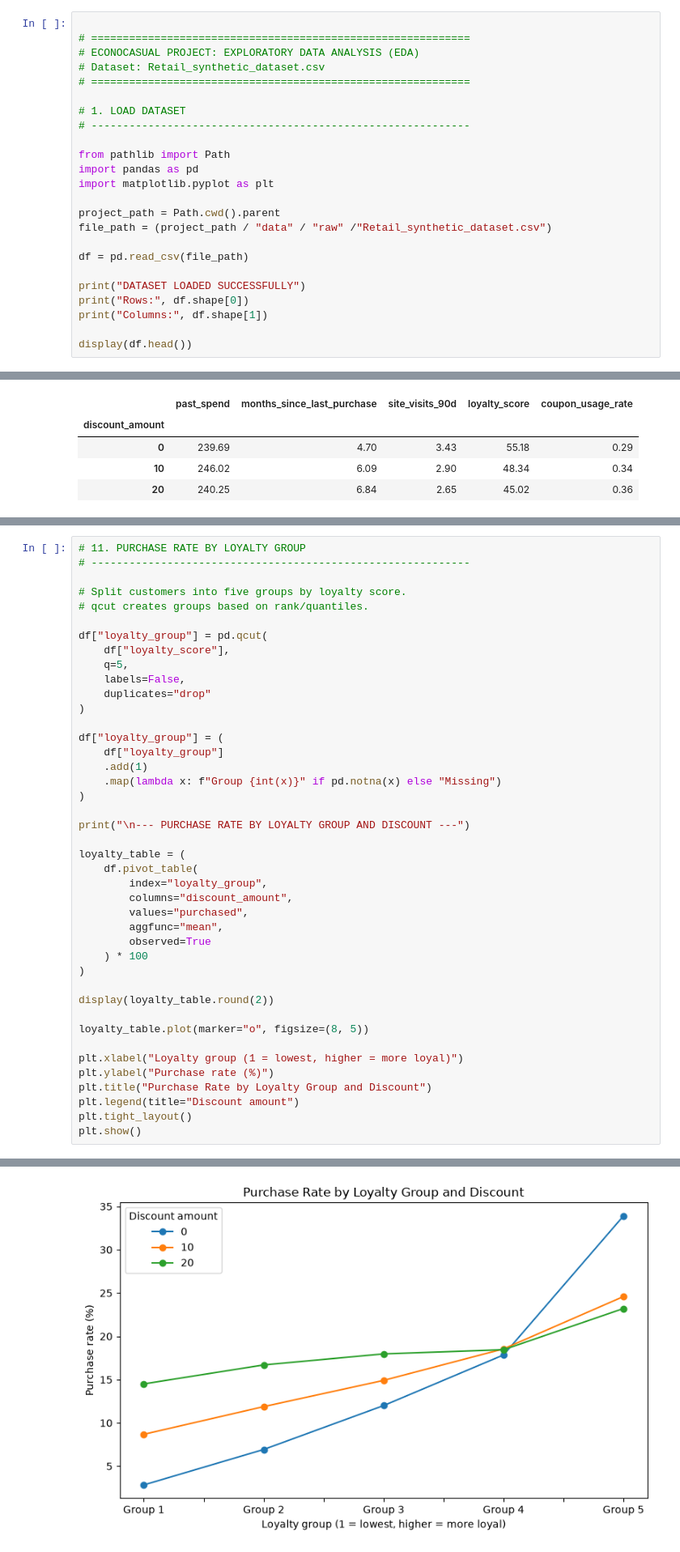
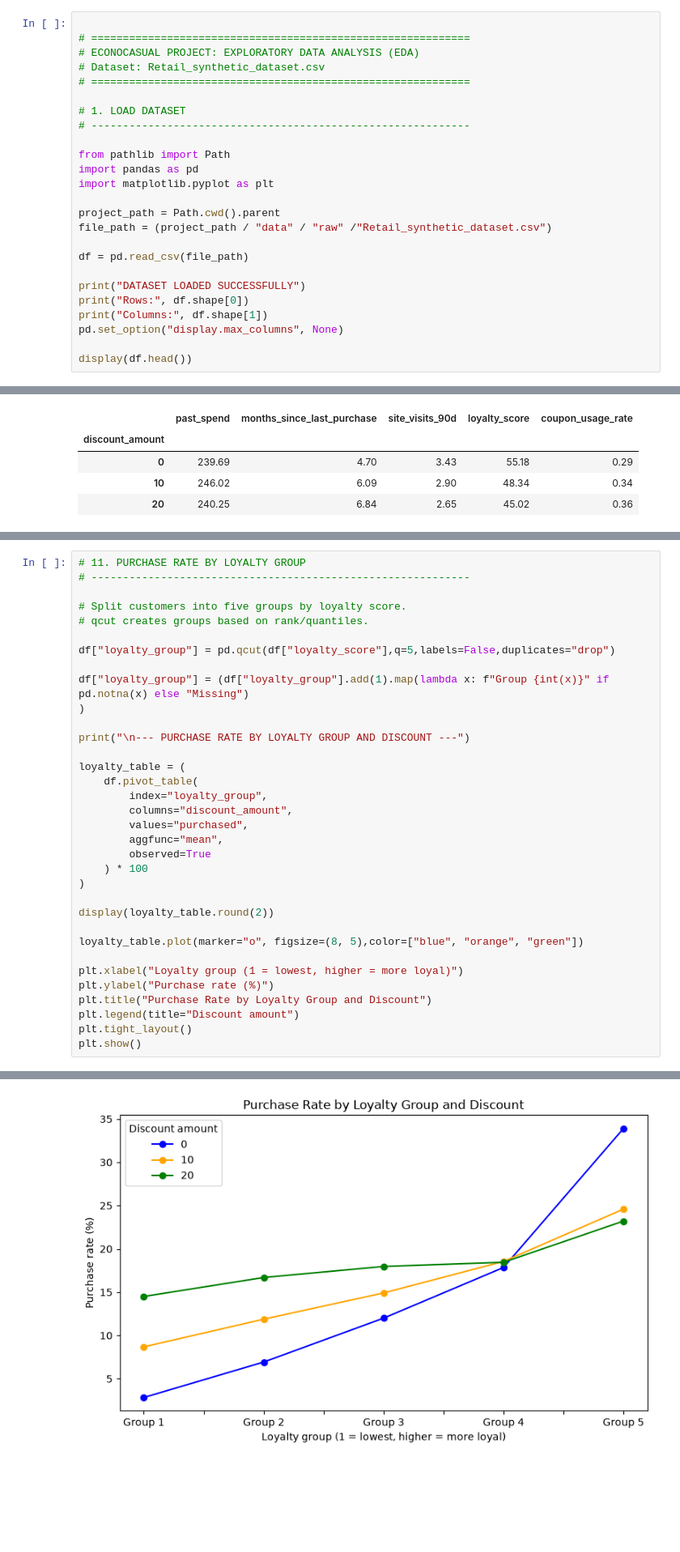
Before and after one commit to srikrishnaprasad/EconoCausal, a Jupyter notebook: notebooks/01_eda.ipynb, the cells around one changed output, grey strips where cells are left out. Shown at 81% size. Drawn from its saved outputs; the diff is of its cells as text; blank space fills up the shorter version.

```diff
--- a/notebooks/01_eda.ipynb
+++ b/notebooks/01_eda.ipynb
@@ -20,6 +20,7 @@ df = pd.read_csv(file_path)
 print("DATASET LOADED SUCCESSFULLY")
 print("Rows:", df.shape[0])
 print("Columns:", df.shape[1])
+pd.set_option("display.max_columns", None)
 
 display(df.head())
 # %% [output]
@@ -388,51 +387,43 @@ if not result.empty:
 # Split customers into five groups by loyalty score.
 # qcut creates groups based on rank/quantiles.
 
-df["loyalty_group"] = pd.qcut(
-    df["loyalty_score"],
-    q=5,
-    labels=False,
-    duplicates="drop"
-)
+df["loyalty_group"] = pd.qcut(df["loyalty_score"],q=5,labels=False,duplicates="drop")
 
-df["loyalty_group"] = (
-    df["loyalty_group"]
-    .add(1)
-    .map(lambda x: f"Group {int(x)}" if pd.notna(x) else "Missing")
+df["loyalty_group"] = (df["loyalty_group"].add(1).map(lambda x: f"Group {int(x)}" if pd.notna(x) else "Missing")
 )
 
 print("\n--- PURCHASE RATE BY LOYALTY GROUP AND DISCOUNT ---")
 
 loyalty_table = (
     df.pivot_table(
         index="loyalty_group",
         columns="discount_amount",
         values="purchased",
         aggfunc="mean",
         observed=True
     ) * 100
 )
 
 display(loyalty_table.round(2))
 
-loyalty_table.plot(marker="o", figsize=(8, 5))
+loyalty_table.plot(marker="o", figsize=(8, 5),color=["blue", "orange", "green"])
 
 plt.xlabel("Loyalty group (1 = lowest, higher = more loyal)")
 plt.ylabel("Purchase rate (%)")
 plt.title("Purchase Rate by Loyalty Group and Discount")
 plt.legend(title="Discount amount")
 plt.tight_layout()
 plt.show()
 # %% [output]
 --- PURCHASE RATE BY LOYALTY GROUP AND DISCOUNT ---
 | discount_amount | 0 | 10 | 20 |
 | loyalty_group |  |  |  |
 | Group 1 | 2.84 | 8.68 | 14.50 |
 | Group 2 | 6.93 | 11.88 | 16.69 |
 | Group 3 | 12.00 | 14.91 | 17.97 |
 | Group 4 | 17.85 | 18.55 | 18.45 |
 | Group 5 | 33.90 | 24.59 | 23.21 |
-[figure, old version]
+[figure, new version]
 # %%
 # 12. CUSTOMER TYPES AND TRUE ITE
 # ------------------------------------------------------------
```
Also changed, not shown: parts of 3 cells of this notebook.
